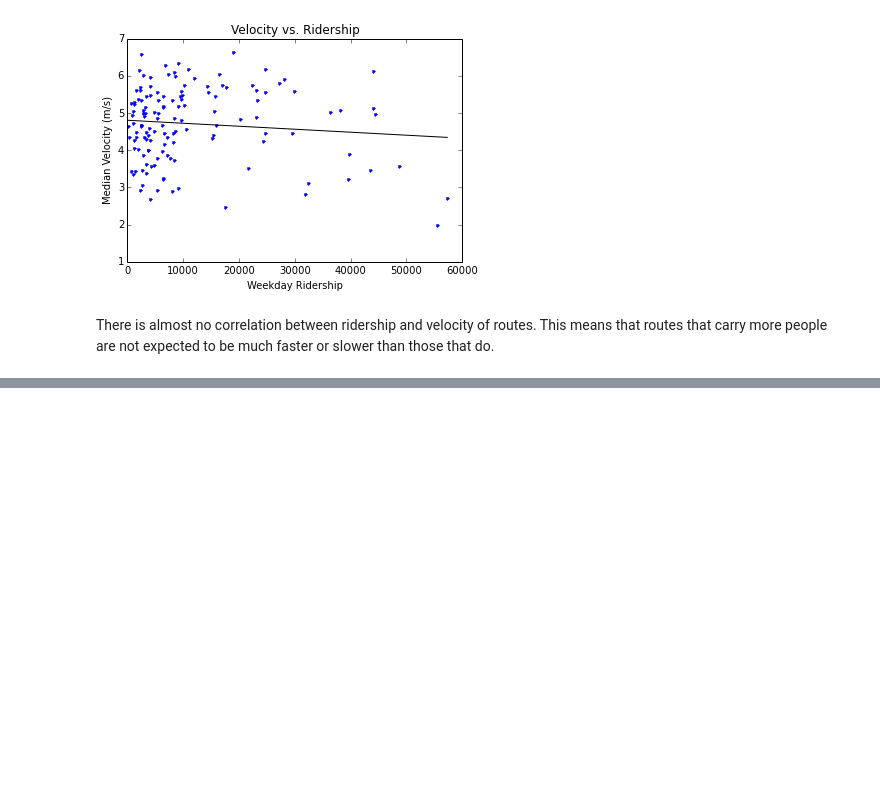
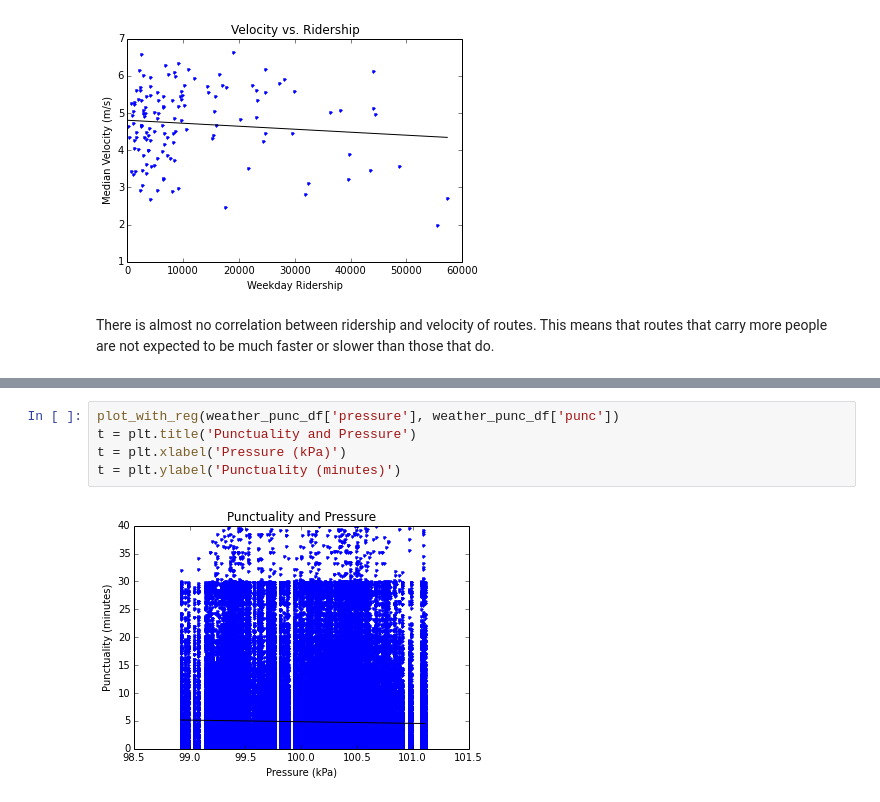
Before and after one commit to ericye16/TTC-Report, a Jupyter notebook: Report4.ipynb, the cells around one changed output, grey strips where cells are left out. Drawn from its saved outputs; the diff is of its cells as text; blank space fills up the shorter version.

```diff
--- a/Report4.ipynb
+++ b/Report4.ipynb
@@ -406,0 +488,7 @@ There is almost no correlation between ridership and velocity of routes. This me
+# %%
+plot_with_reg(weather_punc_df['pressure'], weather_punc_df['punc'])
+t = plt.title('Punctuality and Pressure')
+t = plt.xlabel('Pressure (kPa)')
+t = plt.ylabel('Punctuality (minutes)')
+# %% [output]
+[figure, added]
```
Also changed, not shown: parts of 9 cells of this notebook, 1 other file.
